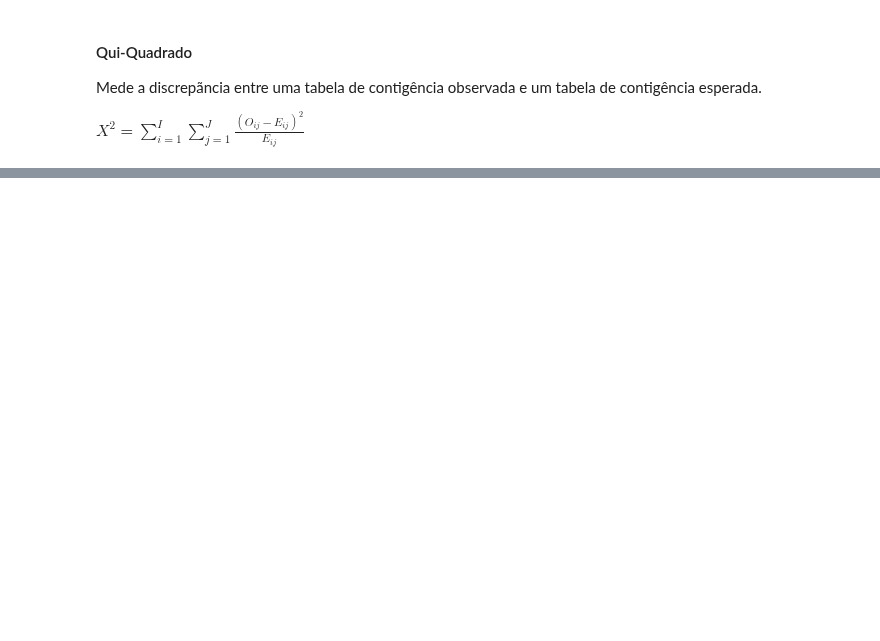
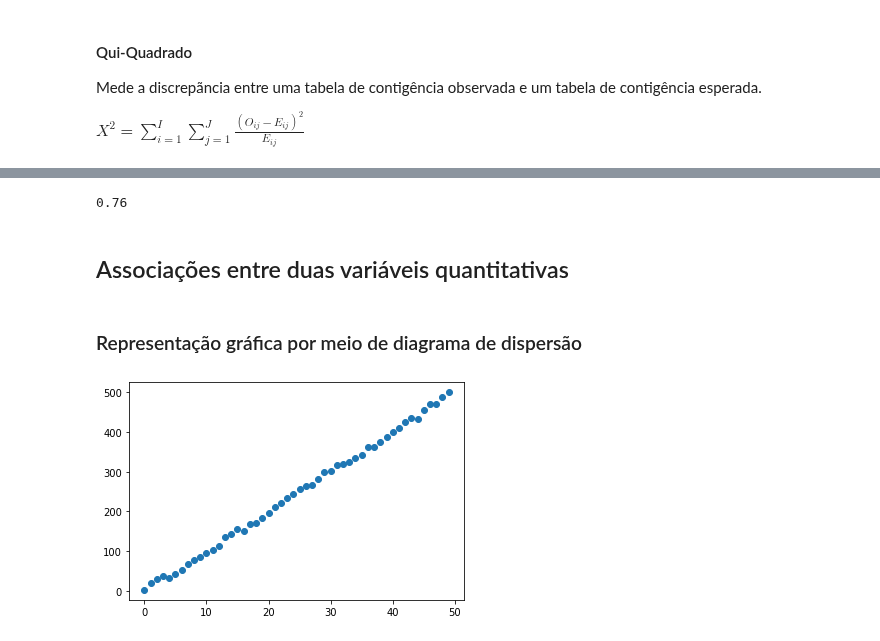
Before and after one commit to jvataidee/ManualdeAnalisedeDadosPython, a Jupyter notebook: cap3_estatistica_descritiva_bivariada.ipynb, the cells around one changed output, grey strips where cells are left out. Cells and saved outputs as stored; diff of their text form; code cells hidden in the pictures; blank space fills up the shorter version.

```diff
--- a/cap3_estatistica_descritiva_bivariada.ipynb
+++ b/cap3_estatistica_descritiva_bivariada.ipynb
@@ -97,0 +178,17 @@ $X^2 = \sum_{i=1}^I\sum_{j=1}^J\frac{(O_{ij} - E_{ij})^2}{E_{ij}}$
+# %%
+np.round(stats.spearmanr(dados)[0], 2)
+# %% [output]
+0.76
+# %% [markdown]
+## Associações entre duas variáveis quantitativas
+# %% [markdown]
+### Representação gráfica por meio de diagrama de dispersão
+# %%
+dado_1 = pd.DataFrame()
+dado_1["X"] = np.arange(50)
+delta = np.random.uniform(-10, 10, dado_1["X"].size)
+dado_1["Y"]= 10*dado_1["X"]  + delta
+
+plt.scatter(y = dado_1["Y"], x = dado_1["X"]);
+# %% [output]
+[figure, added]
```
Also changed, not shown: parts of 28 cells of this notebook.
